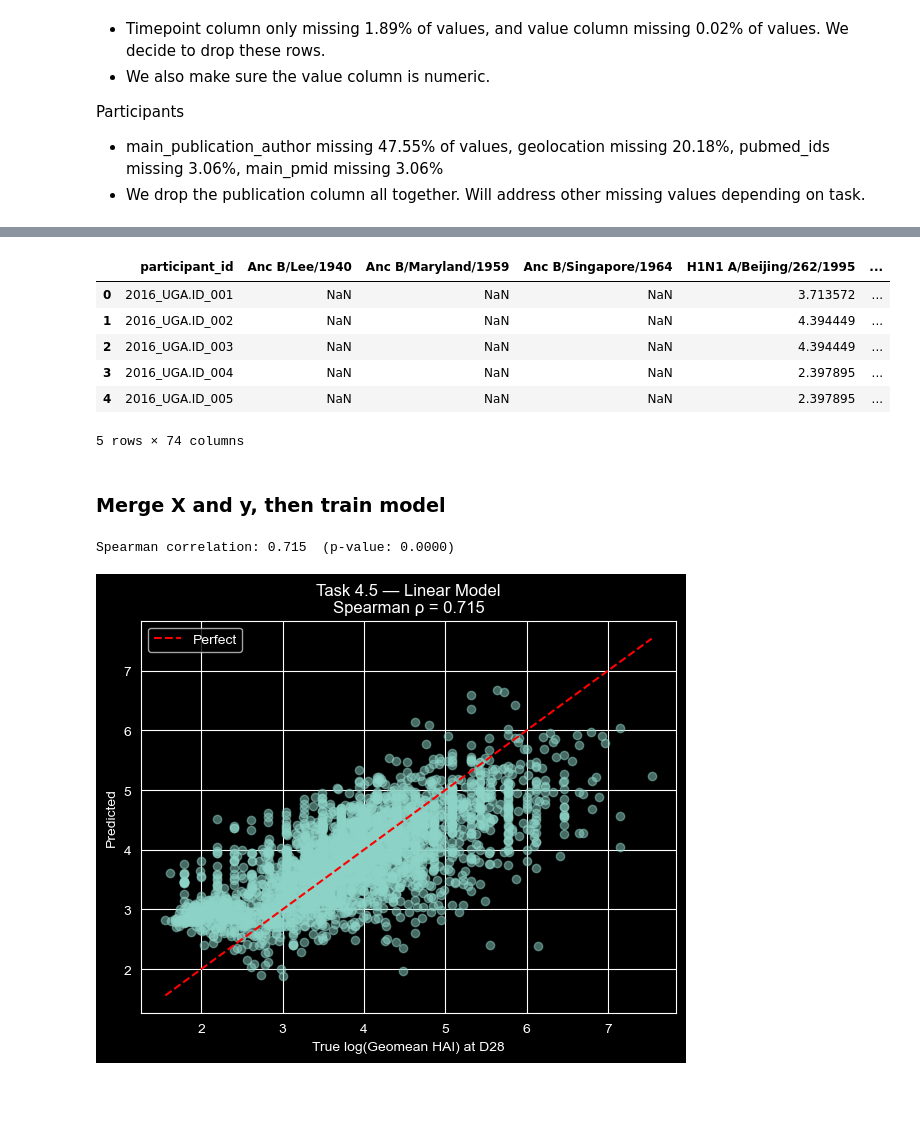
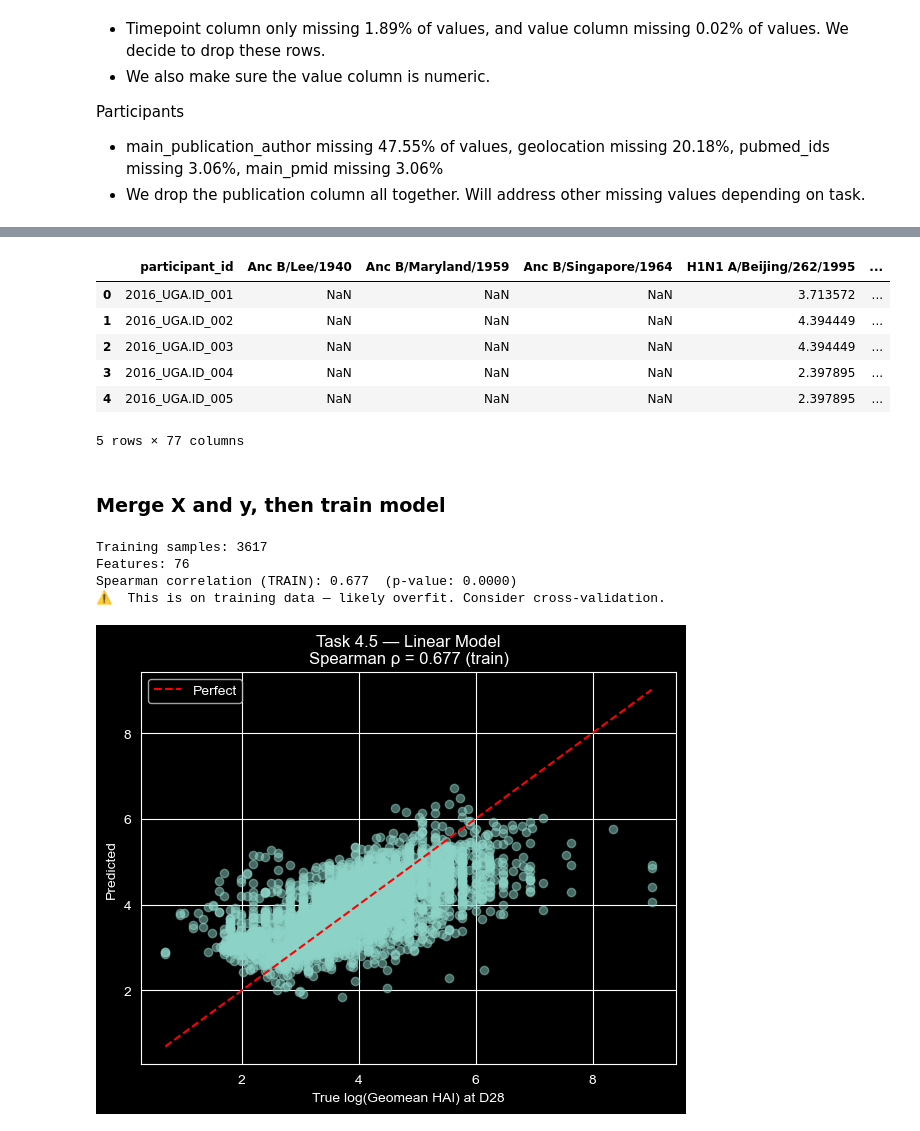
Before and after one commit to DirtyChay/cmi-flu-prediction-challenge, a Jupyter notebook: antibody.ipynb, the cells around one changed output, grey strips where cells are left out. Cells and saved outputs as stored; diff of their text form; code cells hidden in the pictures; blank space fills up the shorter version.

```diff
--- a/antibody.ipynb
+++ b/antibody.ipynb
@@ -100,9 +99,11 @@ train_participants['race'] = train_participants['race'].replace('race: other', '
 hai_cols_to_keep = [
     'hai_id', 'participant_id', 'timepoint', 'virus_strain', 'value'
 ]
+# Drop geolocation since it's missing ~20% of the data and not needed for this task
 participant_cols_to_keep = [
-    'participant_id', 'biological_sex', 'race', 'min_age', 'geolocation', 'investigation_id', 'investigation_name',
-    'arm_id', 'arm_name', 'data_source', 'description'
+    'participant_id', 'biological_sex', 'race', 'min_age',
+    'investigation_id', 'investigation_name', 'arm_id', 'arm_name',
+    'data_source', 'description'
 ]
 
 train_merged = train_hai[hai_cols_to_keep].merge(
@@ -111,7 +112,7 @@ train_merged = train_hai[hai_cols_to_keep].merge(
     how='left'
 )
 
-train_merged.dropna(inplace=True)  # for simplicity
+train_merged = train_merged.dropna()
 train_merged.head()
 # %% [output]
 |  | hai_id | participant_id | timepoint | virus_strain | value | biological_sex | race | min_age | ... |
@@ -143,8 +143,14 @@ Name: count, dtype: int64
 # %%
 d28 = train_merged[train_merged['timepoint'] == 28.0].copy()
+
+# gmean requires all values > 0. HAI titers of 0 are common (undetectable). Replace 0 with a small
+# positive value so gmean doesn't collapse to 0 for that participant.
+d28['value'] = d28['value'].replace(0, 0.5)
+
 y = (
     d28.groupby('participant_id')['value']
-    .apply(lambda x: gmean(x))
+    .apply(gmean)
     .reset_index()
     .rename(columns={'value': 'geomean_d28'})
 )
+y
@@ -169,19 +173,18 @@ y
 # %%
-# Filter to Day 0 — the baseline readings before vaccination
+# --- Day 0 baseline HAI ---
 d0 = train_merged[train_merged['timepoint'] == 0.0].copy()
+# Same zero-handling as target
+d0['value'] = d0['value'].replace(0, 0.5)
 # Pivot: one row per participant, one column per virus strain
-# So instead of long format (many rows per person), we get a wide format (one row per person)
 d0_wide = d0.pivot_table(
     index='participant_id',
     columns='virus_strain',
     values='value',
-    aggfunc='mean'  # if duplicate entries exist, average them
+    aggfunc='mean'
 ).reset_index()
-
-# Log-transform the HAI columns (standard practice — brings them to a linear scale)
+# Log-transform HAI values (standard practice — brings them to a more linear scale)
 hai_cols = [c for c in d0_wide.columns if c != 'participant_id']
-d0_wide[hai_cols] = np.log1p(d0_wide[hai_cols])  # log1p = log(1+x), handles near-zero values
-
+d0_wide[hai_cols] = np.log1p(d0_wide[hai_cols])
 d0_wide.head()
 # %% [output]
 | virus_strain | participant_id | Anc B/Lee/1940 | Anc B/Maryland/1959 | Anc B/Singapore/1964 | H1N1 A/Beijing/262/1995 | ... |
@@ -194,6 +197,7 @@ d0_wide.head()
 # %%
-# Get demographics — one row per participant (drop duplicates since each person appears many times)
-demo = train_merged[['participant_id', 'biological_sex', 'race', 'min_age']].drop_duplicates(subset='participant_id')
+# Get demographics directly from the participants table
+demo = train_participants[['participant_id', 'biological_sex', 'race', 'min_age']].copy()
+demo = demo.dropna(subset=['biological_sex', 'race', 'min_age'])
 # Encode categorical variables
 demo = pd.get_dummies(demo, columns=['biological_sex', 'race'], drop_first=True)
 # Merge Day 0 HAI + demographics into one feature table
@@ -206,38 +210,46 @@ X_df.head()
 | 2 | 2016_UGA.ID_003 | NaN | NaN | NaN | 4.394449 | ... |
 | 3 | 2016_UGA.ID_004 | NaN | NaN | NaN | 2.397895 | ... |
 | 4 | 2016_UGA.ID_005 | NaN | NaN | NaN | 2.397895 | ... |
-5 rows × 74 columns
+5 rows × 77 columns
 # %% [markdown]
 ### Merge X and y, then train model
 # %%
-# Merge features and target on participant_id
+# Merge features and target
 data = X_df.merge(y, on='participant_id', how='inner')
-# Separate features from the target
+
 feature_cols = [c for c in data.columns if c not in ['participant_id', 'geomean_d28']]
 X = data[feature_cols]
-y_vals = np.log1p(data['geomean_d28'])  # log-transform target too — makes it more linear
-# Build a pipeline: fill missing values, then fit linear regression
+y_vals = np.log1p(data['geomean_d28'])  # log-transform target for linearity
+
+print(f"Training samples: {len(X)}")
+print(f"Features: {len(feature_cols)}")
+
+# Simple pipeline: impute remaining NaNs (from the pivot), then regress
 model = Pipeline([
-    ('imputer', SimpleImputer(strategy='median')),  # fill NaN with column median
+    ('imputer', SimpleImputer(strategy='median')),
     ('regressor', LinearRegression())
 ])
 model.fit(X, y_vals)
 y_pred = model.predict(X)
-# Evaluate with Spearman correlation (as specified in the task)
-# Spearman doesn't care about exact values — only the RANKING of predictions matches rankings of true values
+
+# Evaluate with Spearman correlation (ranking-based, as required by the task)
 rho, pval = spearmanr(y_vals, y_pred)
-print(f"Spearman correlation: {rho:.3f}  (p-value: {pval:.4f})")
+print(f"Spearman correlation (TRAIN): {rho:.3f}  (p-value: {pval:.4f})")
+print("⚠️  This is on training data — likely overfit. Consider cross-validation.")
 # %% [output]
-Spearman correlation: 0.715  (p-value: 0.0000)
+Training samples: 3617
+Features: 76
+Spearman correlation (TRAIN): 0.677  (p-value: 0.0000)
+⚠️  This is on training data — likely overfit. Consider cross-validation.
 # %%
 plt.figure(figsize=(6, 5))
 plt.scatter(y_vals, y_pred, alpha=0.5)
 plt.xlabel('True log(Geomean HAI) at D28')
 plt.ylabel('Predicted')
-plt.title(f'Task 4.5 — Linear Model\nSpearman ρ = {rho:.3f}')
+plt.title(f'Task 4.5 — Linear Model\nSpearman ρ = {rho:.3f} (train)')
 plt.plot([y_vals.min(), y_vals.max()], [y_vals.min(), y_vals.max()], 'r--', label='Perfect')
 plt.legend()
 plt.tight_layout()
 plt.show()
 # %% [output]
-[figure, old version]
+[figure, new version]
```
Also changed, not shown: parts of 12 cells of this notebook.
